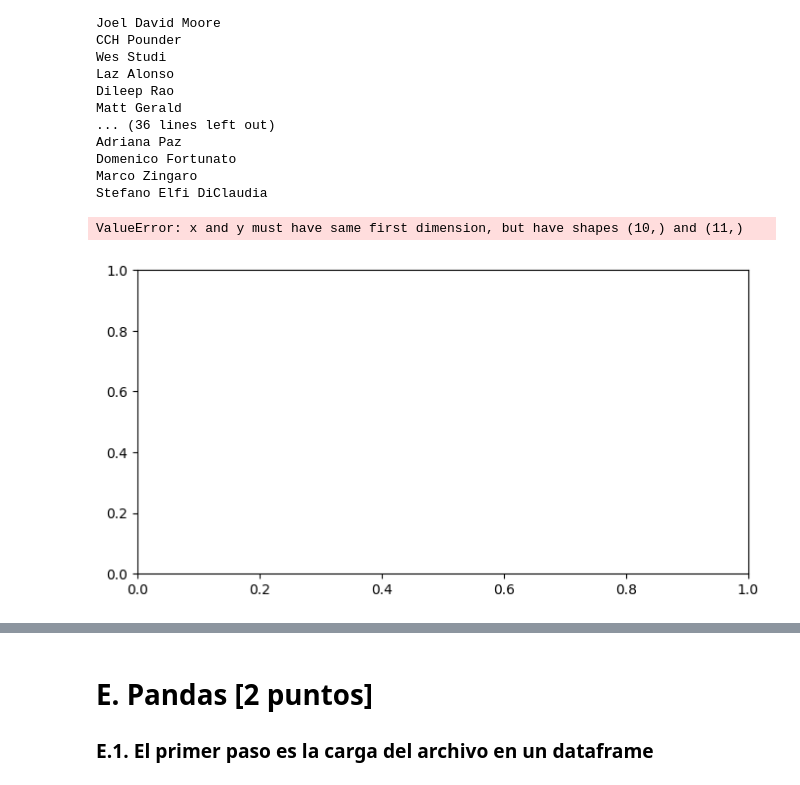
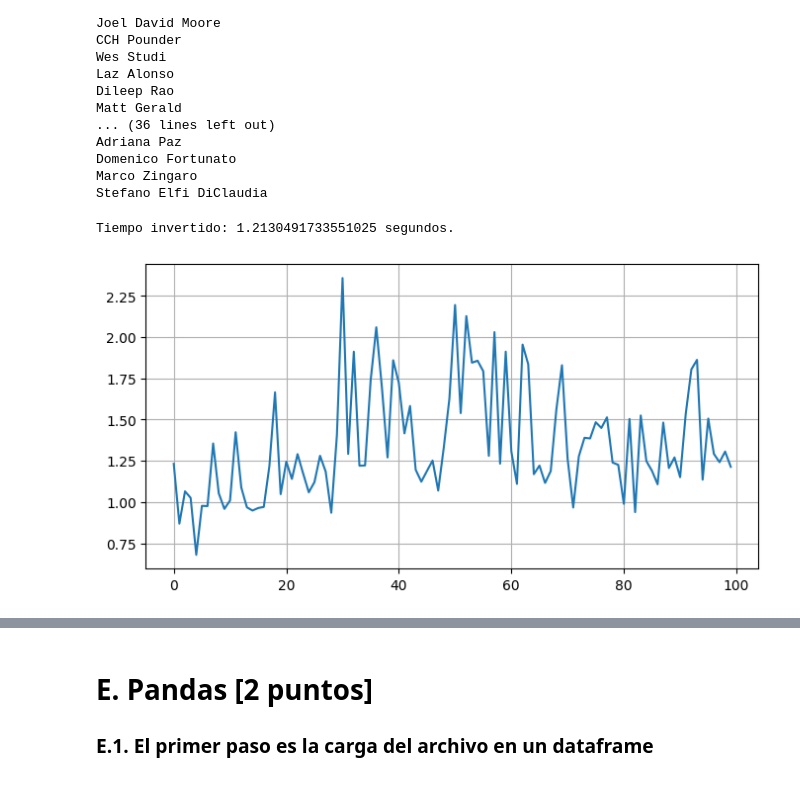
Before and after one commit to py-qwerty/Master-BigData-IA, a Jupyter notebook: movies_02_enunciados.ipynb, the cells around one changed output, grey strips where cells are left out. Saved outputs shown, nothing was run; the diff lists cells and outputs as text; code cells hidden in the pictures.

```diff
--- a/movies_02_enunciados.ipynb
+++ b/movies_02_enunciados.ipynb
@@ -1049,33 +1050,33 @@ Stefano Elfi DiClaudia
 # La siguente llamada llevaría un tiempo realmente largo:
 
 import time
 # para cronometrar esta función, que tarda mucho
 
 path="actors_3_first_movies.txt"
 list_time_sec = list()
-max_index = 10
+max_index = 100
 
 with open(path,mode= '+w',encoding='utf-8') as file:
     for index, url in enumerate(urls):
         #Salimos del bucle cuando veamos que hemos llegado al tamaño muestral deseado
         if(index >= max_index):
             break
         # Para cada url de la muestra tomamos el tiempo que tardamos en "Scrapearla" + escribir en el fichero
         reloj_inicio = time.time()
         soup = soup_movie(url )
         soup_obj = BeautifulSoup(soup)
         main_characters = get_main_characters(soup=soup_obj)
         file.write('\n'.join(main_characters))
         reloj_fin = time.time()
         list_time_sec.append((reloj_fin-reloj_inicio))
 
 
 plt.figure(figsize=(8,4))
 plt.plot(range(max_index), list_time_sec)
 plt.grid()
 
 
 print("Tiempo invertido: %s segundos." % (reloj_fin - reloj_inicio))
 # %% [output]
-ValueError: x and y must have same first dimension, but have shapes (10,) and (11,)
+Tiempo invertido: 1.2130491733551025 segundos.
-[figure, old version]
+[figure, new version]
```
Also changed, not shown: parts of 2 cells of this notebook, 2 other files.
